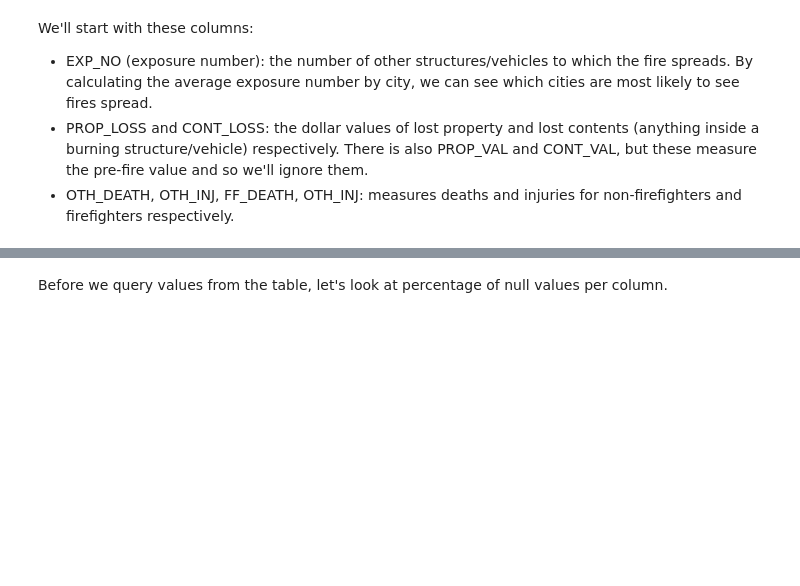
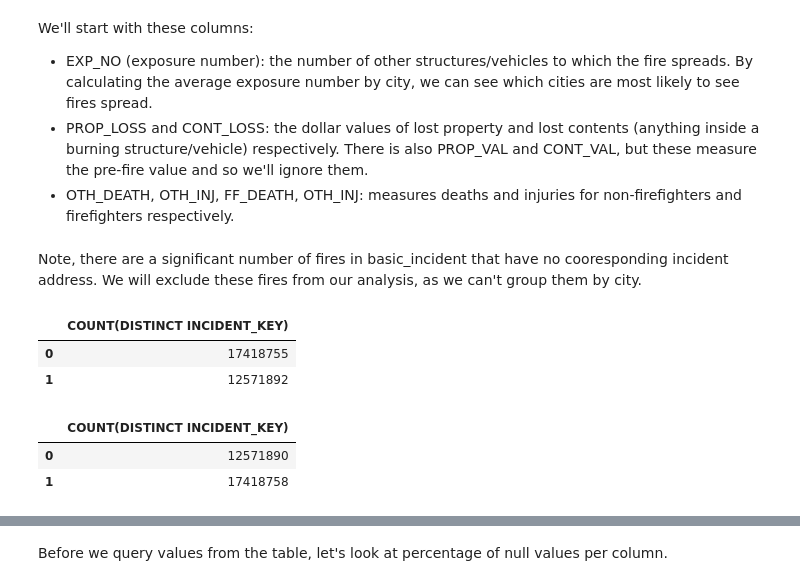
Before and after one commit to jackvandeleuv/house_fire_dashboard, a Jupyter notebook: analyze/other_nfirs_stats.ipynb, the cells around one changed output, grey strips where cells are left out. Drawn from its saved outputs; the diff is of its cells as text; code cells hidden in the pictures; blank space fills up the shorter version.

```diff
--- a/analyze/other_nfirs_stats.ipynb
+++ b/analyze/other_nfirs_stats.ipynb
@@ -20,3 +20,31 @@ We'll start with these columns:
 * EXP_NO (exposure number): the number of other structures/vehicles to which the fire spreads. By calculating the average exposure number by city, we can see which cities are most likely to see fires spread.
 * PROP_LOSS and CONT_LOSS: the dollar values of lost property and lost contents (anything inside a burning structure/vehicle) respectively. There is also PROP_VAL and CONT_VAL, but these measure the pre-fire value and so we'll ignore them.
 * OTH_DEATH, OTH_INJ, FF_DEATH, OTH_INJ: measures deaths and injuries for non-firefighters and firefighters respectively.
+# %% [markdown]
+Note, there are a significant number of fires in basic_incident that have no cooresponding incident address. We will exclude these fires from our analysis, as we can't group them by city.
+# %%
+
+oneway = pd.read_sql("""
+    SELECT COUNT(DISTINCT INCIDENT_KEY)
+    FROM basic_incident
+    UNION ALL
+    SELECT COUNT(*)
+    FROM incident_address;
+""", conn)
+
+theother = pd.read_sql("""
+    SELECT COUNT(DISTINCT INCIDENT_KEY)
+    FROM incident_address
+    UNION ALL
+    SELECT COUNT(*)
+    FROM basic_incident;
+""", conn)
+
+display(oneway, theother)
+# %% [output]
+|  | COUNT(DISTINCT INCIDENT_KEY) |
+| 0 | 17418755 |
+| 1 | 12571892 |
+|  | COUNT(DISTINCT INCIDENT_KEY) |
+| 0 | 12571890 |
+| 1 | 17418758 |
```
Also changed, not shown: parts of 17 cells of this notebook, 7 other files.
